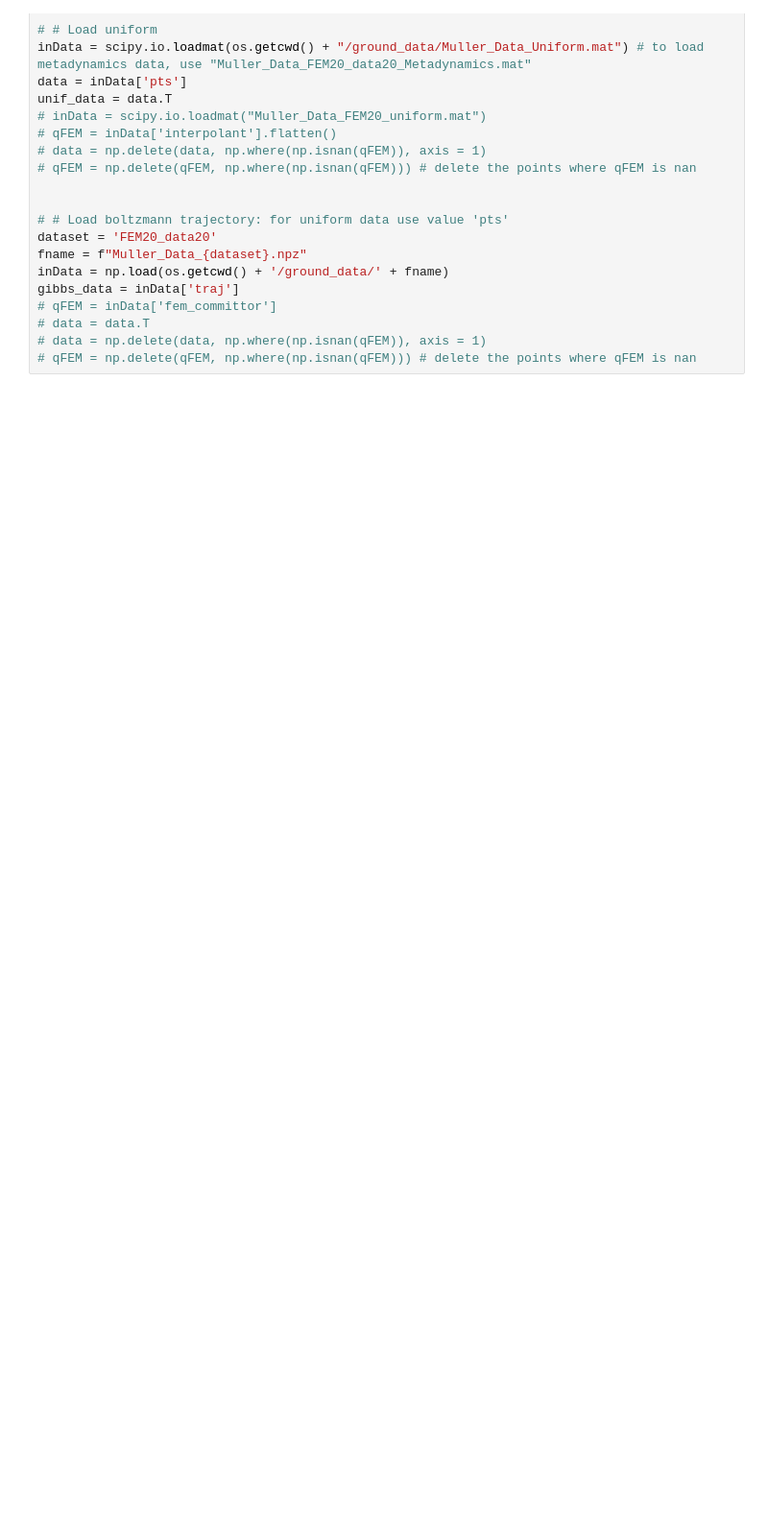
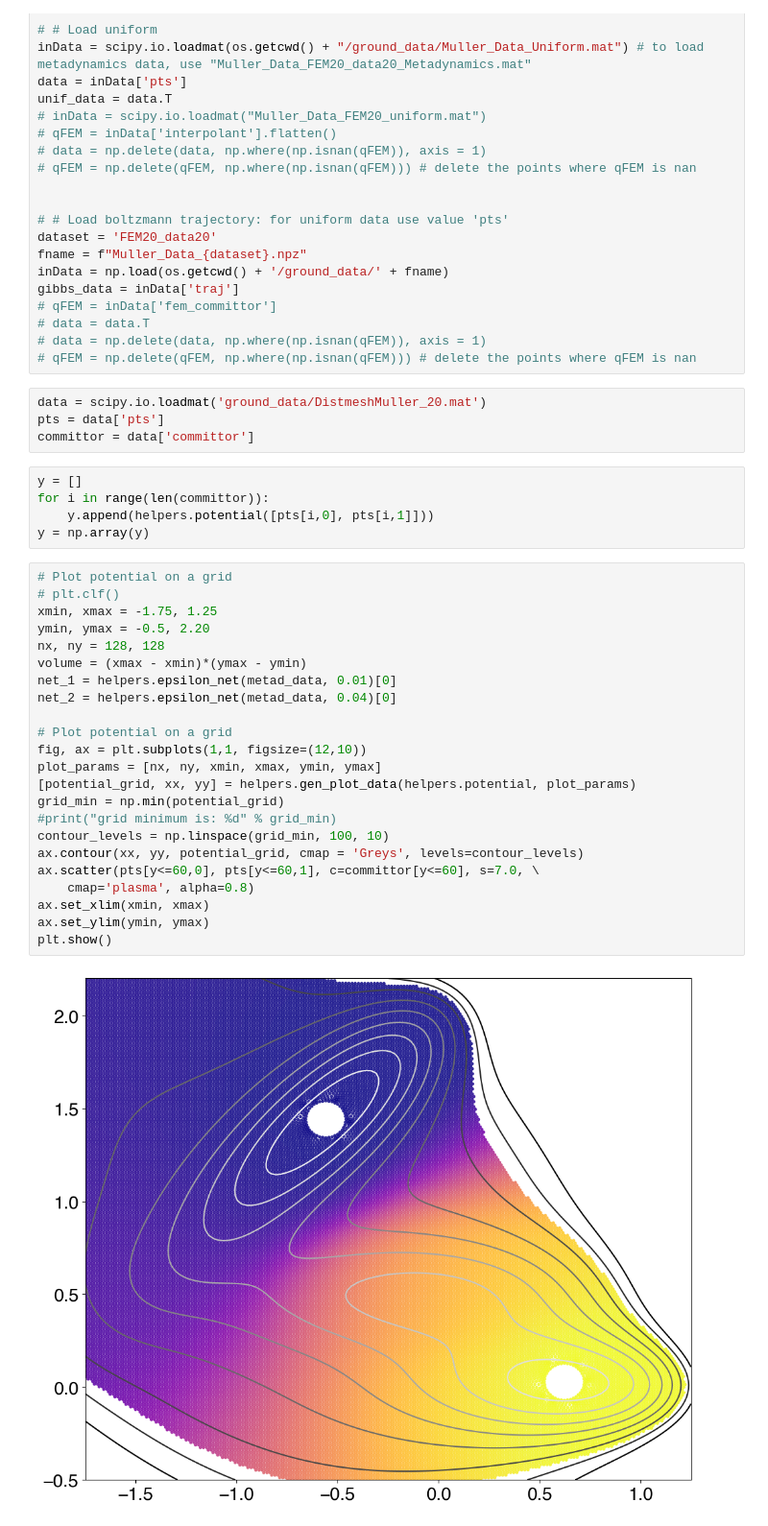
Before and after one commit to ShashankSule/TMDmaps, a Jupyter notebook: data/Muller/Error_analysis_muller.ipynb, the cells around one changed output. Shown at 96% size. Cells and saved outputs as stored; diff of their text form; blank space fills up the shorter version.

Commit message:
plotting code for muller

```diff
--- a/data/Muller/Error_analysis_muller.ipynb
+++ b/data/Muller/Error_analysis_muller.ipynb
@@ -72,6 +72,40 @@ gibbs_data = inData['traj']
 # data = data.T
 # data = np.delete(data, np.where(np.isnan(qFEM)), axis = 1)
 # qFEM = np.delete(qFEM, np.where(np.isnan(qFEM))) # delete the points where qFEM is nan
+# %%
+data = scipy.io.loadmat('ground_data/DistmeshMuller_20.mat')
+pts = data['pts']
+committor = data['committor']
+# %%
+y = []
+for i in range(len(committor)):
+    y.append(helpers.potential([pts[i,0], pts[i,1]]))
+y = np.array(y)
+# %%
+# Plot potential on a grid
+# plt.clf()
+xmin, xmax = -1.75, 1.25
+ymin, ymax = -0.5, 2.20
+nx, ny = 128, 128
+volume = (xmax - xmin)*(ymax - ymin)
+net_1 = helpers.epsilon_net(metad_data, 0.01)[0]
+net_2 = helpers.epsilon_net(metad_data, 0.04)[0]
+
+# Plot potential on a grid
+fig, ax = plt.subplots(1,1, figsize=(12,10))
+plot_params = [nx, ny, xmin, xmax, ymin, ymax]
+[potential_grid, xx, yy] = helpers.gen_plot_data(helpers.potential, plot_params)
+grid_min = np.min(potential_grid)
+#print("grid minimum is: %d" % grid_min)
+contour_levels = np.linspace(grid_min, 100, 10)
+ax.contour(xx, yy, potential_grid, cmap = 'Greys', levels=contour_levels)
+ax.scatter(pts[y<=60,0], pts[y<=60,1], c=committor[y<=60], s=7.0, \
+    cmap='plasma', alpha=0.8)
+ax.set_xlim(xmin, xmax)
+ax.set_ylim(ymin, ymax)
+plt.show()
+# %% [output]
+[figure, added]
 # %%
 hfont = {'fontname':'Comic Sans MS'}
 beta = 1/20
```
Also changed, not shown: 14 other files.
